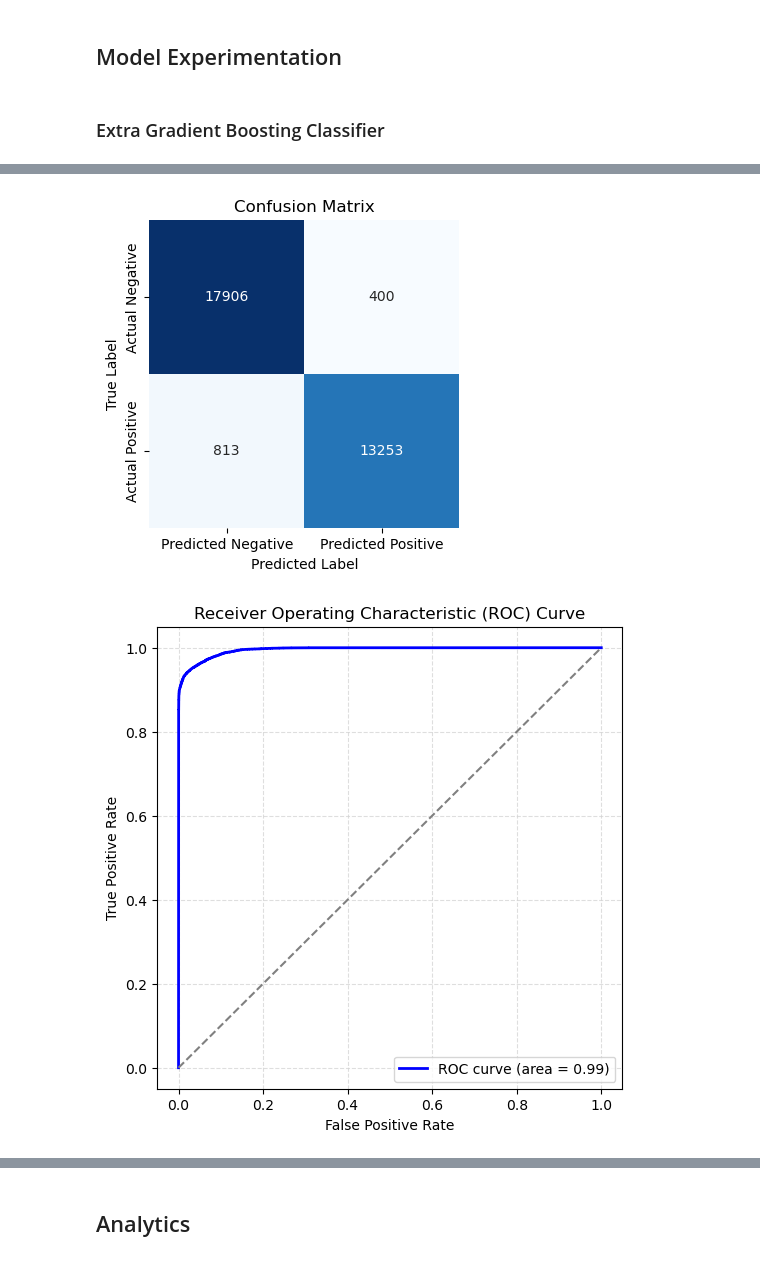
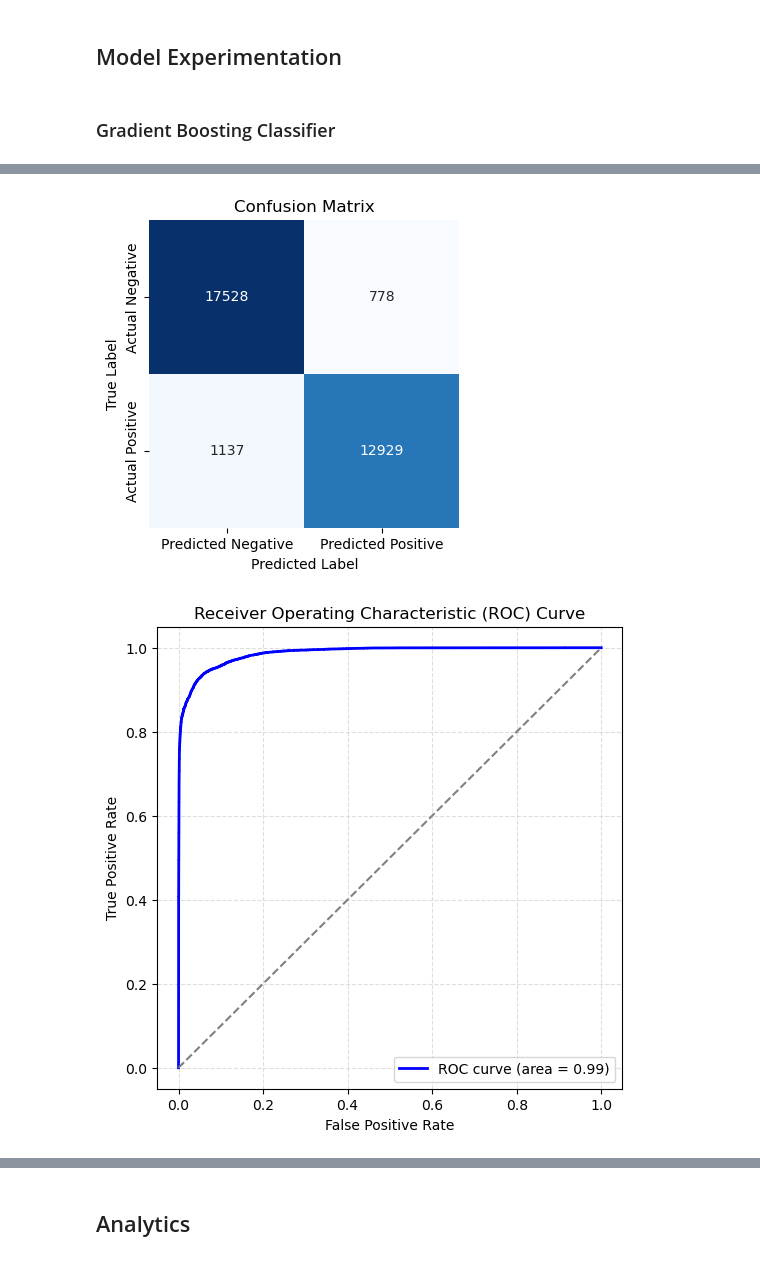
Before and after one commit to martabaker/ds_project_4, a Jupyter notebook: Notebooks/Models_final_condensed.ipynb, the cells around one changed output, grey strips where cells are left out. Saved outputs shown, nothing was run; the diff lists cells and outputs as text; code cells hidden in the pictures.

```diff
--- a/Notebooks/Models_final_condensed.ipynb
+++ b/Notebooks/Models_final_condensed.ipynb
@@ -467,16 +467,16 @@ def classificationModeling(model, X_train, X_test, y_train, y_test):
     # Display the plot
     plt.show()
 # %% [markdown]
-### Extra Gradient Boosting Classifier
+### Gradient Boosting Classifier
 # %%
 # Initiate the model
-xgb = Pipeline([
+gb = Pipeline([
     ('preprocessor', preprocessor),
-    ('model', XGBClassifier(random_state = 42, learning_rate = 0.1, n_estimators = 350, verbose=-1))
+    ('model', GradientBoostingClassifier(random_state = 42))
 ])
 
 # Machine Learning
-classificationModeling(xgb, X_train, X_test, y_train, y_test)
+classificationModeling(gb, X_train, X_test, y_train, y_test)
 # %% [output]
 TRAIN METRICS
     Train Confusion Matrix:
@@ -498,2 +498,2 @@ weighted avg       0.96      0.96      0.96     32372
-[figure, old version]
+[figure, new version]
-[figure, old version]
+[figure, new version]
```
Also changed, not shown: parts of 14 cells of this notebook, 34 other files.
